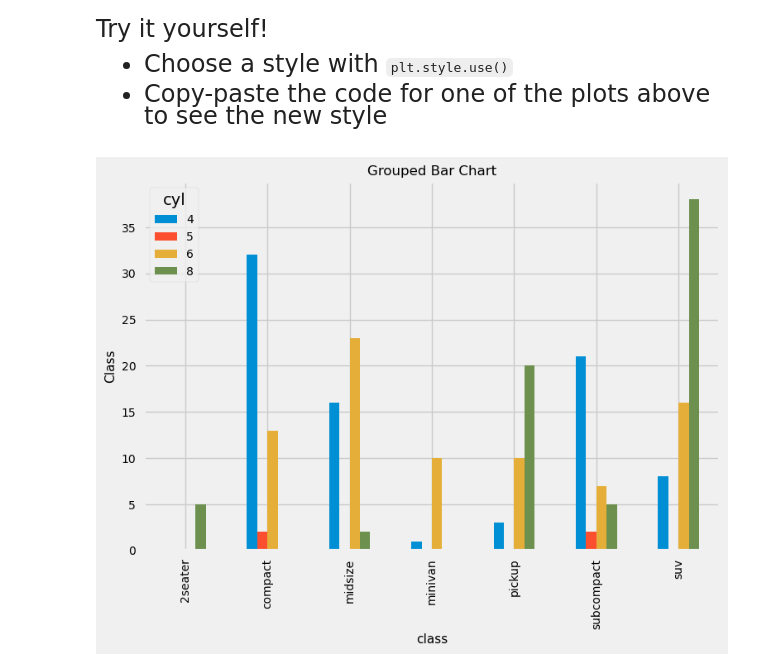
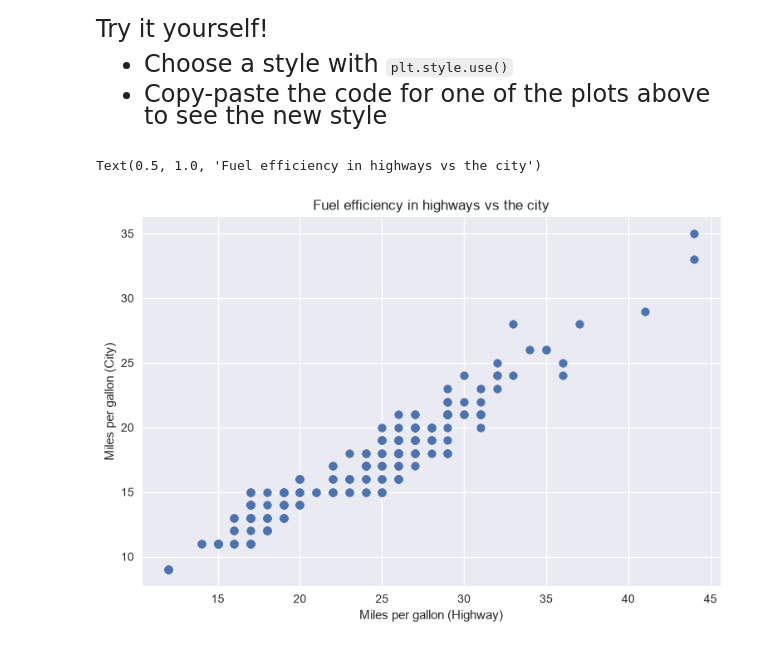
Before and after one commit to ladin-toplu/datasci530fall2026, a Jupyter notebook: Lecture 04/Lecture 4b - Visualization.ipynb, the cells around one changed output. Drawn from its saved outputs; the diff is of its cells as text; code cells hidden in the pictures.

````diff
--- a/Lecture 04/Lecture 4b - Visualization.ipynb
+++ b/Lecture 04/Lecture 4b - Visualization.ipynb
@@ -301,15 +301,15 @@ Try it yourself!
 - Choose a style with ``` plt.style.use() ```
 - Copy-paste the code for one of the plots above <br>
 to see the new style
-# %%
-# Write your own code
-
-plt.style.use('seaborn-notebook')
-
-grouped_counts_multilevel.unstack("cyl").plot(kind = "bar",stacked = False)
-plt.title("Grouped Bar Chart")
-plt.ylabel("Frequency")
-plt.ylabel("Class")
-plt.show()
-# %% [output]
-[figure, removed]
+# %%
+# Write your own code
+
+plt.style.use('seaborn-v0_8')
+
+plt.scatter(x = cars["hwy"],y = cars["cty"])
+plt.xlabel("Miles per gallon (Highway)")
+plt.ylabel("Miles per gallon (City)")
+plt.title("Fuel efficiency in highways vs the city")
+# %% [output]
+Text(0.5, 1.0, 'Fuel efficiency in highways vs the city')
+[figure, added]
````
Also changed, not shown: parts of 1 cell of this notebook, 7 other files.
